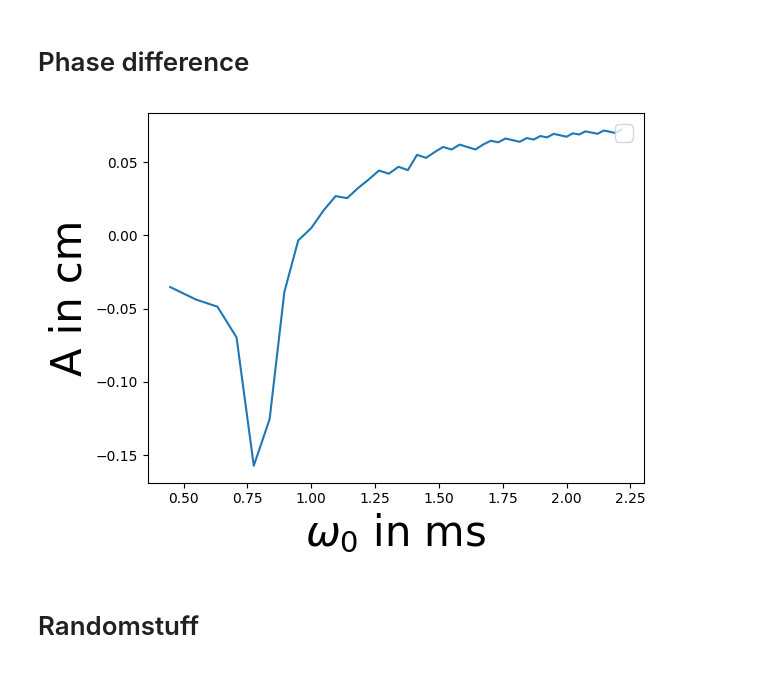
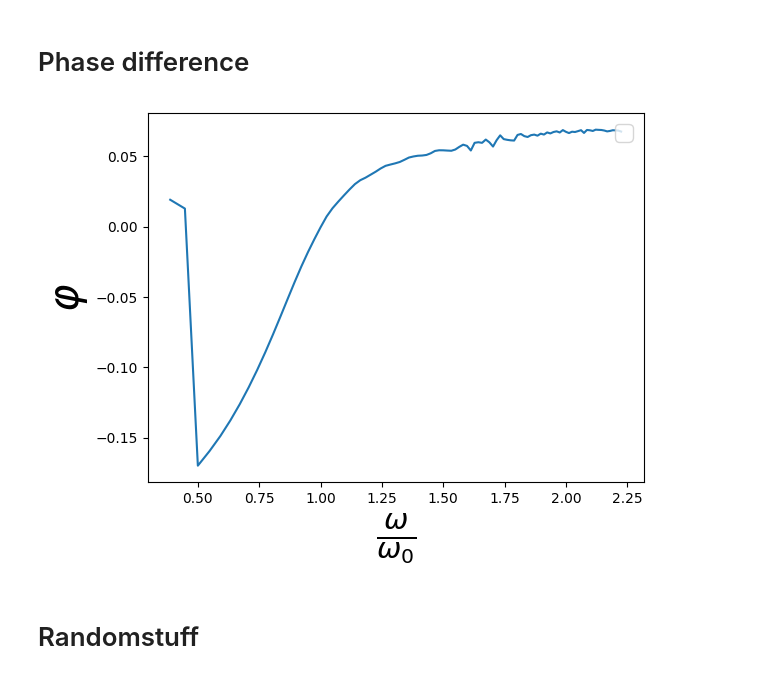
Before and after one commit to huyenanh-nguyen/daniel_model, a Jupyter notebook: ODE/simulation.ipynb, the cells around one changed output. Saved outputs shown, nothing was run; the diff lists cells and outputs as text; code cells hidden in the pictures.

Commit message:
hm phase..

```diff
--- a/ODE/simulation.ipynb
+++ b/ODE/simulation.ipynb
@@ -187,9 +222,9 @@ averaging = 6
 # %%
 # findpeaks
-reso_alpha = np.arange(0, 5, 0.1)
-amp = [np.mean(OnesidedCoupling(par, t, keep, k, mu, gamma, i, beta).find_peaks_max()[1][1]['peak_heights'][averaging:]) for i in reso_alpha]
-omega = [np.sqrt(i) for i in reso_alpha]
+amp = [np.mean(OnesidedCoupling(par, t, keep, k, mu, gamma, i, beta, count).find_peaks_max()[1][1]['peak_heights'][-6:]) for i in reso_alpha]
+reverse_amp = [np.mean(OnesidedCoupling(par, t, keep, k, mu, gamma, i, beta, count).find_peaks_max()[1][1]['peak_heights'][-6:]) for i in reversed(reso_alpha)]
 plt.plot(omega, amp)
+plt.plot(revers_omega, reverse_amp)
 plt.xlabel("$\omega _0$ in mHz", fontsize = 30)
 plt.ylabel("A in a.u.",fontsize = 30)
 plt.show()
@@ -198,28 +232,0 @@ plt.show()
-# %%
-# interpolated peaks
-reso_alpha = np.arange(0, 5, 0.1)
-amp = []
-for i in reso_alpha:
-    try:
-        interpolated = OnesidedCoupling(par, t, keep, k, mu, gamma, i, beta).square_interpolation()[0][1]
-        mean = np.mean(interpolated)
-        amp.append(mean)
-    except:
-        print("hm")
-
-revers_amp = []
-for u in reversed(reso_alpha):
-    try:
-        interpolated = OnesidedCoupling(par, t, keep, k, mu, gamma, u, beta).square_interpolation()[0][1]
-        mean = np.mean(interpolated)
-        revers_amp.append(mean)
-    except:
-        print("hm")
-
-omega = [np.sqrt(i) for i in reso_alpha]
-plt.plot(omega, amp, label = "forward")
-plt.plot(omega[::-1], revers_amp, label = "backward")
-plt.legend(fontsize = 16, loc = "upper right")
-plt.xlabel("$\omega _0$ in mHz", fontsize = 30)
-plt.ylabel("A in a.u.",fontsize = 30)
-plt.show()
@@ -228,15 +233,15 @@ plt.show()
 # %% [markdown]
 # Phase difference
 # %%
-phaseamp = [amp[0] - i for i in amp]
+phaseamp = [(amp_vdp - i)/period_vdp for i in amp]
 
-plt.plot(omega[2:], phaseamp[2:])
+plt.plot(omega[3:], phaseamp[3:])
 plt.legend(fontsize = 16, loc = "upper right")
-plt.xlabel("$\omega _0$ in ms", fontsize = 30)
-plt.ylabel("A in cm",fontsize = 30)
+plt.xlabel("$\\frac{\omega}{\omega _0}$", fontsize = 30)
+plt.ylabel("$\\varphi$",fontsize = 30)
 plt.show()
 # %% [output]
-[figure, old version]
+[figure, new version]
 # %% [markdown]
 # Randomstuff
 # %%
```
Also changed, not shown: parts of 15 cells of this notebook, 2 other files.
